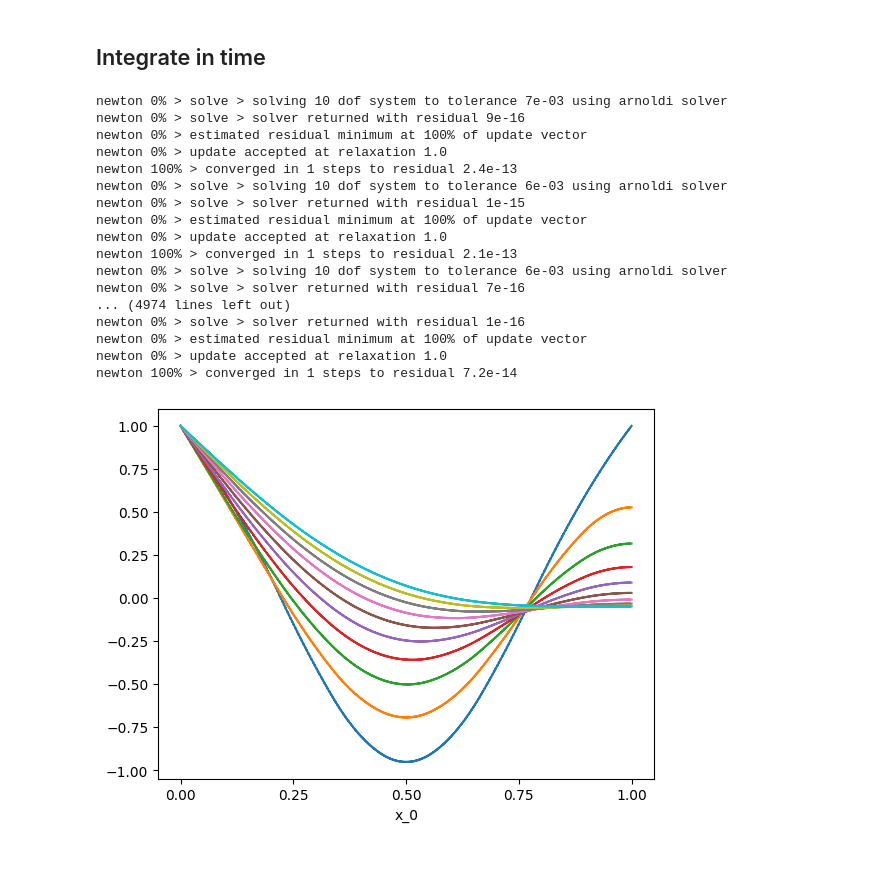
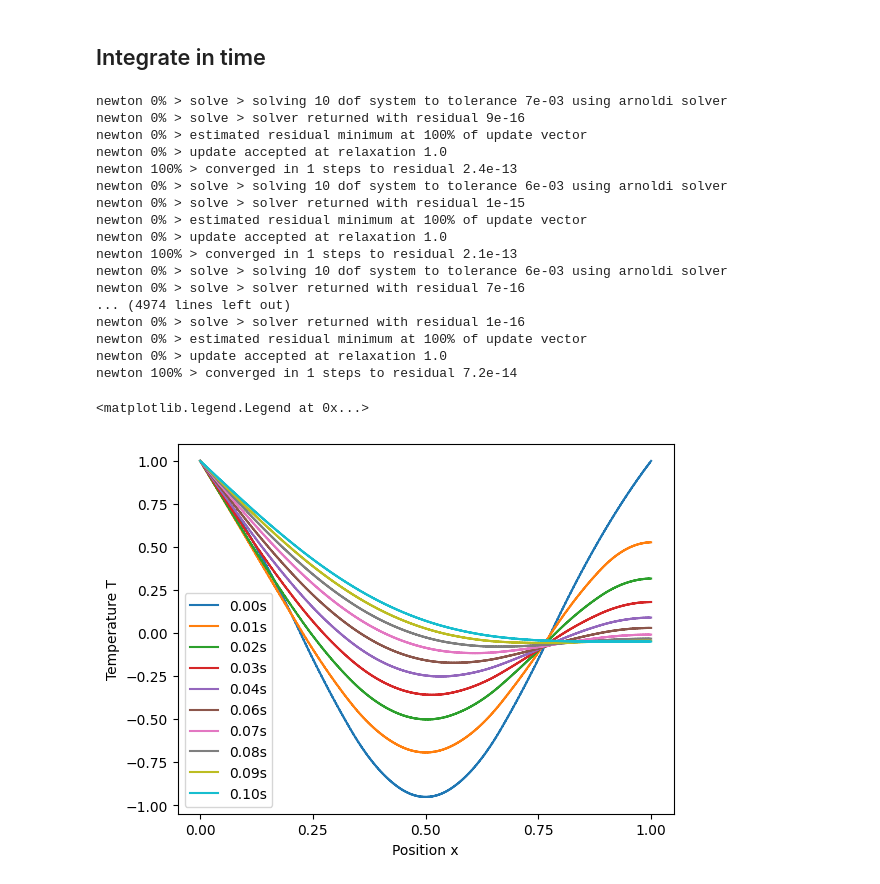
Before and after one commit to meyer-nils/numerical_examples, a Jupyter notebook: heat_transfer_1d/nutils.ipynb, the cells around one changed output. Cells and saved outputs as stored; diff of their text form; code cells hidden in the pictures.

Commit message:
Add images.

```diff
--- a/heat_transfer_1d/nutils.ipynb
+++ b/heat_transfer_1d/nutils.ipynb
@@ -96,28 +96,32 @@ optimize > optimum value 0.00e+00
 # %%
 results = [lhs0]
 for i in range(1, int(Z/dt)):
     res = next(lhsiter)
     if i%100 == 0:
         results.append(res)
 
 for res in results:
     plot_line(ns.T, lhs=res)
+plt.xlabel("Position x")
+plt.ylabel("Temperature T")
+plt.legend([f"{t:.2f}s" for t in np.linspace(0, Z, 10) ])
 # %% [output]
 newton 0% > solve > solving 10 dof system to tolerance 7e-03 using arnoldi solver
 newton 0% > solve > solver returned with residual 9e-16
 newton 0% > estimated residual minimum at 100% of update vector
 newton 0% > update accepted at relaxation 1.0
 newton 100% > converged in 1 steps to residual 2.4e-13
 newton 0% > solve > solving 10 dof system to tolerance 6e-03 using arnoldi solver
 newton 0% > solve > solver returned with residual 1e-15
 newton 0% > estimated residual minimum at 100% of update vector
 newton 0% > update accepted at relaxation 1.0
 newton 100% > converged in 1 steps to residual 2.1e-13
 newton 0% > solve > solving 10 dof system to tolerance 6e-03 using arnoldi solver
 newton 0% > solve > solver returned with residual 7e-16
 ... (4974 lines left out)
 newton 0% > solve > solver returned with residual 1e-16
 newton 0% > estimated residual minimum at 100% of update vector
 newton 0% > update accepted at relaxation 1.0
 newton 100% > converged in 1 steps to residual 7.2e-14
+<matplotlib.legend.Legend at 0x...>
-[figure, old version]
+[figure, new version]
```
Also changed, not shown: 3 other files.
